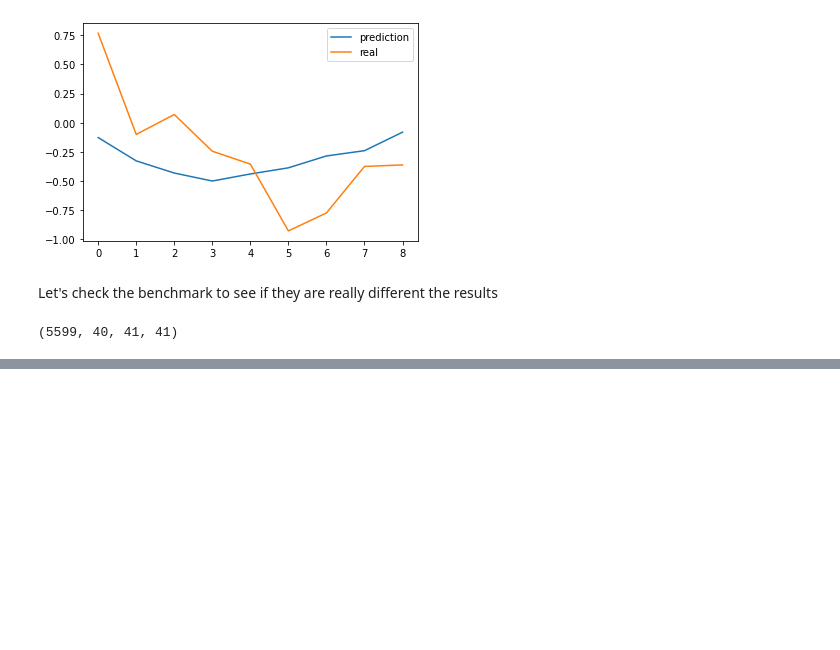
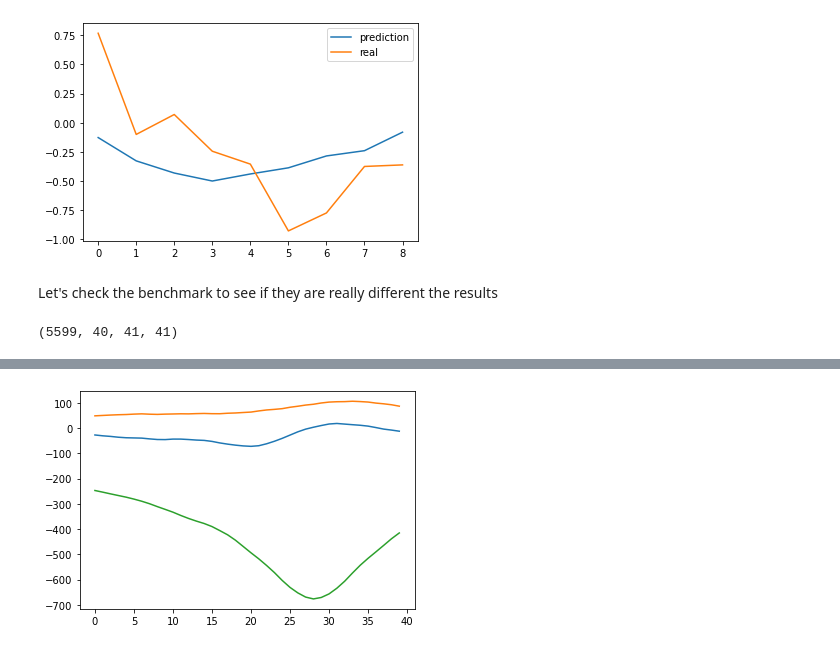
Before and after one commit to angelo-ortiz/Sea-Surge-Prediction, a Jupyter notebook: Practice.ipynb, the cells around one changed output, grey strips where cells are left out. Cells and saved outputs as stored; diff of their text form; code cells hidden in the pictures; blank space fills up the shorter version.

```diff
--- a/Practice.ipynb
+++ b/Practice.ipynb
@@ -336,0 +411,11 @@ plt.show()
+# %%
+covariances=np.zeros(len(slp[0]))
+for i in range(len(covariances)):
+    covariances[i]=np.cov(surge_train[:,0],slp[:,i,20,20])[0,1]
+# %%
+plt.plot(covariances)
+plt.plot(covariances2)
+plt.plot(covariances3)
+plt.show()
+# %% [output]
+[figure, added]
```
Also changed, not shown: parts of 31 cells of this notebook.
